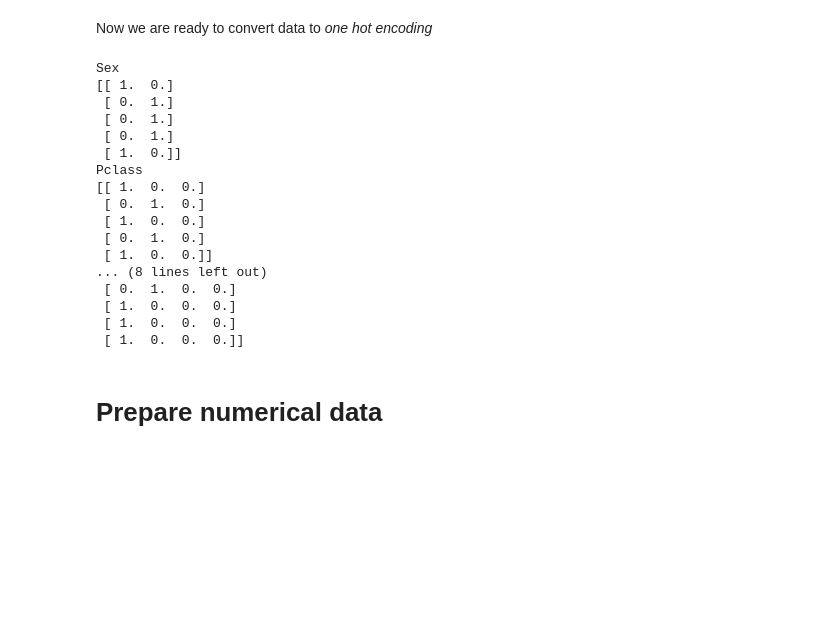
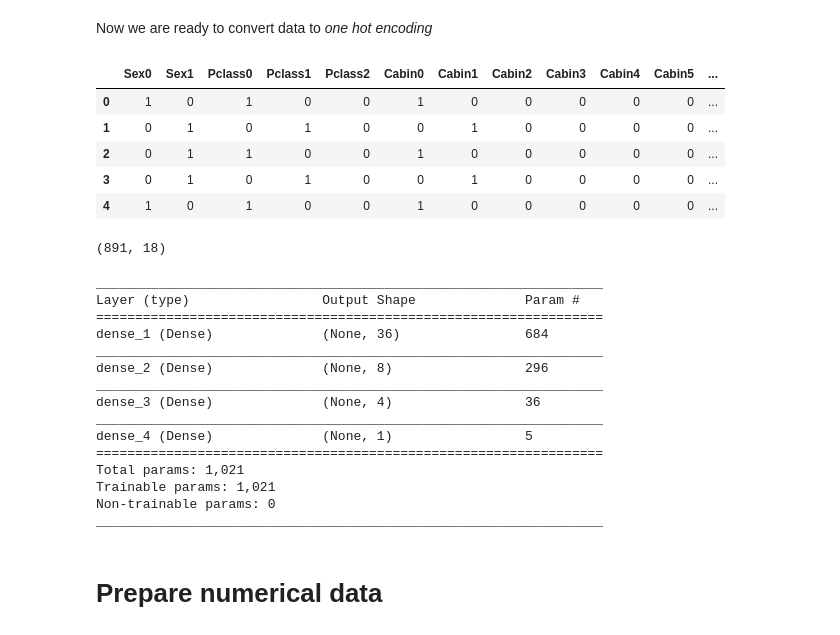
Before and after one commit to whyboris/ml-with-python-and-keras, a Jupyter notebook: titanic/titanic.ipynb, the cells around one changed output. Saved outputs shown, nothing was run; the diff lists cells and outputs as text; code cells hidden in the pictures; blank space fills up the shorter version.

```diff
--- a/titanic/titanic.ipynb
+++ b/titanic/titanic.ipynb
@@ -118,23 +116,52 @@ from keras.utils import to_categorical
-# %%
-for col in categorical_data:
-    print(col)
-    lol = to_categorical(df[col])
-    print(lol[:5])
-# %% [output]
-Sex
-[[ 1.  0.]
- [ 0.  1.]
- [ 0.  1.]
- [ 0.  1.]
- [ 1.  0.]]
-Pclass
-[[ 1.  0.  0.]
- [ 0.  1.  0.]
- [ 1.  0.  0.]
- [ 0.  1.  0.]
- [ 1.  0.  0.]]
-... (8 lines left out)
- [ 0.  1.  0.  0.]
- [ 1.  0.  0.  0.]
- [ 1.  0.  0.  0.]
- [ 1.  0.  0.  0.]]
+# %%
+newDF = pd.DataFrame()
+newDF = df[categorical_data]
+
+for col in categorical_data:
+    one_hot = pd.get_dummies(df[col])
+    one_hot = one_hot.add_prefix(col)
+    newDF = newDF.join(one_hot) #adding onehot encoded columns to dataframe
+    newDF = newDF.drop(col, 1) #deleting categorical column
+# %%
+newDF.head(5)
+# %% [output]
+|  | Sex0 | Sex1 | Pclass0 | Pclass1 | Pclass2 | Cabin0 | Cabin1 | Cabin2 | Cabin3 | Cabin4 | Cabin5 | ... |
+| 0 | 1 | 0 | 1 | 0 | 0 | 1 | 0 | 0 | 0 | 0 | 0 | ... |
+| 1 | 0 | 1 | 0 | 1 | 0 | 0 | 1 | 0 | 0 | 0 | 0 | ... |
+| 2 | 0 | 1 | 1 | 0 | 0 | 1 | 0 | 0 | 0 | 0 | 0 | ... |
+| 3 | 0 | 1 | 0 | 1 | 0 | 0 | 1 | 0 | 0 | 0 | 0 | ... |
+| 4 | 1 | 0 | 1 | 0 | 0 | 1 | 0 | 0 | 0 | 0 | 0 | ... |
+# %%
+newDF.shape
+# %% [output]
+(891, 18)
+# %%
+backend.clear_session()
+
+model = models.Sequential()
+model.add(layers.Dense(36, activation='relu', input_shape=(18,)))
+# model.add(layers.Dropout(0.1))
+model.add(layers.Dense(8, activation='relu'))
+# model.add(layers.Dropout(0.1))
+model.add(layers.Dense(4, activation='relu'))
+# model.add(layers.Dropout(0.1))
+model.add(layers.Dense(1))
+model.compile(optimizer='rmsprop', loss='binary_crossentropy', metrics=['accuracy'])
+
+model.summary()
+# %% [output]
+_________________________________________________________________
+Layer (type)                 Output Shape              Param #
+=================================================================
+dense_1 (Dense)              (None, 36)                684
+_________________________________________________________________
+dense_2 (Dense)              (None, 8)                 296
+_________________________________________________________________
+dense_3 (Dense)              (None, 4)                 36
+_________________________________________________________________
+dense_4 (Dense)              (None, 1)                 5
+=================================================================
+Total params: 1,021
+Trainable params: 1,021
+Non-trainable params: 0
+_________________________________________________________________
```
Also changed, not shown: parts of 8 cells of this notebook.
